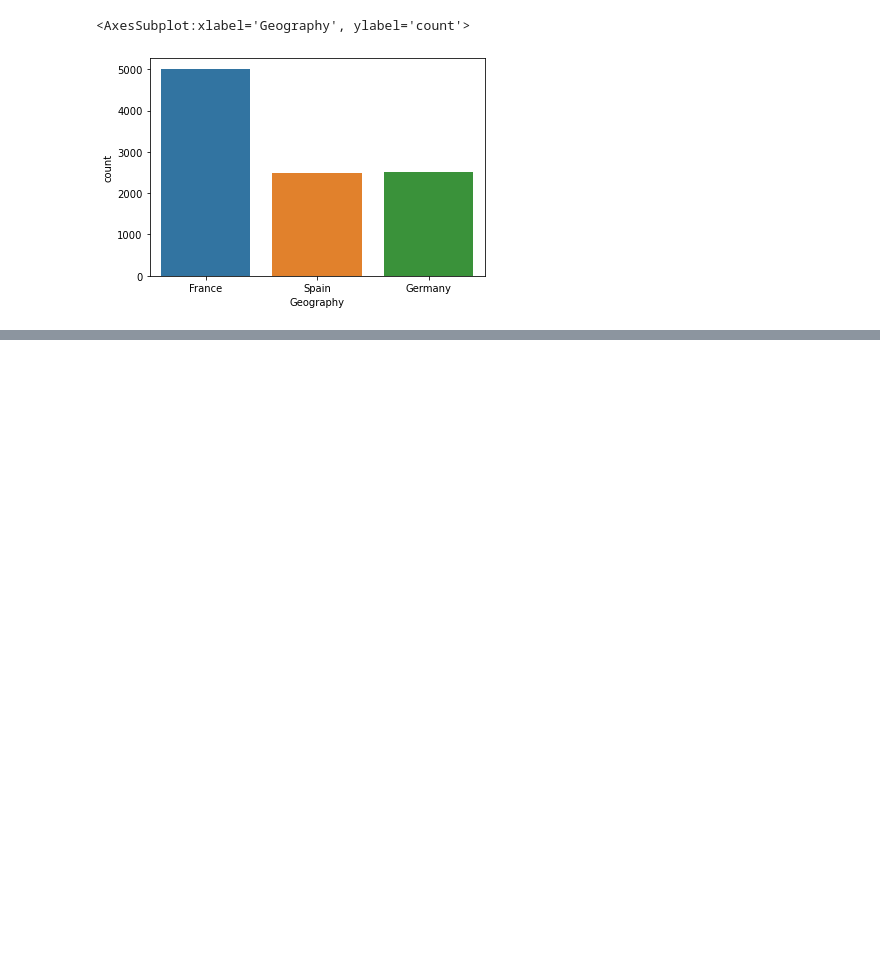
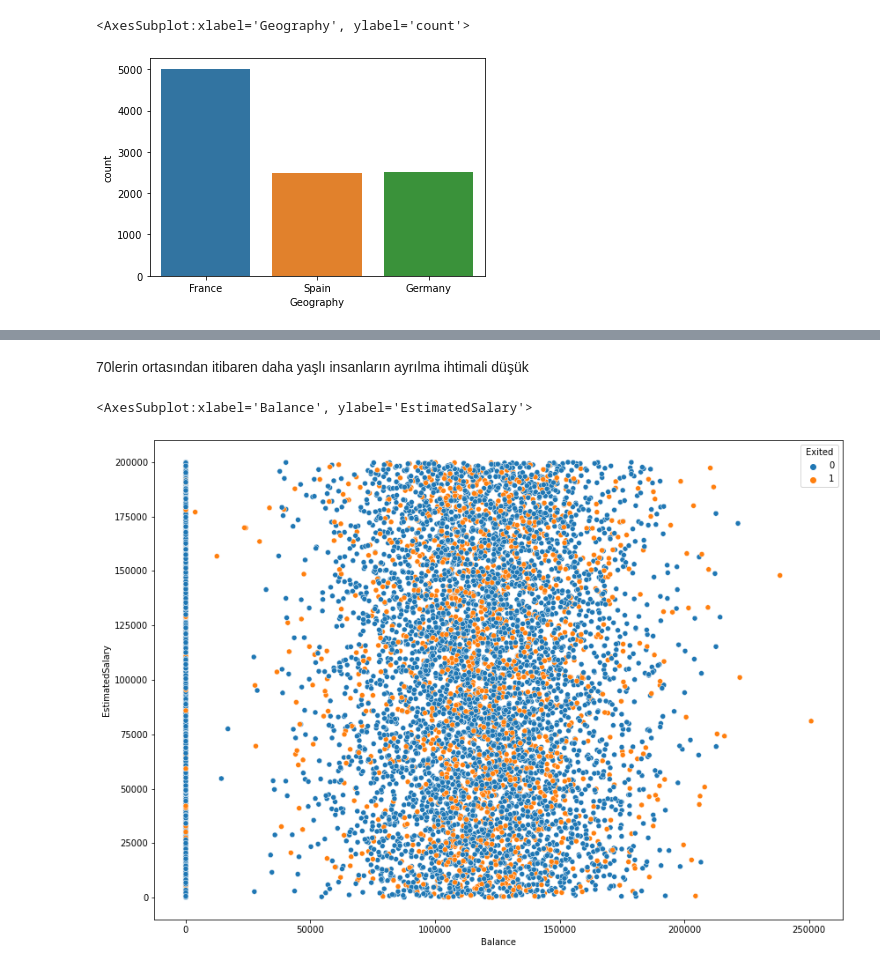
Before and after one commit to umutarsln/bank-churn-analysis, a Jupyter notebook: main.ipynb, the cells around one changed output, grey strips where cells are left out. Cells and saved outputs as stored; diff of their text form; code cells hidden in the pictures; blank space fills up the shorter version.

```diff
--- a/main.ipynb
+++ b/main.ipynb
@@ -103,0 +99,8 @@ sns.countplot(x = 'Geography', data=df)
+# %% [markdown]
+70lerin ortasından itibaren daha yaşlı insanların ayrılma ihtimali düşük
+# %%
+plt.figure(figsize = (14,10))
+sns.scatterplot(x = df['Balance'], y = df['EstimatedSalary'], hue = df['Exited'])
+# %% [output]
+<AxesSubplot:xlabel='Balance', ylabel='EstimatedSalary'>
+[figure, added]
```
Also changed, not shown: parts of 31 cells of this notebook.
